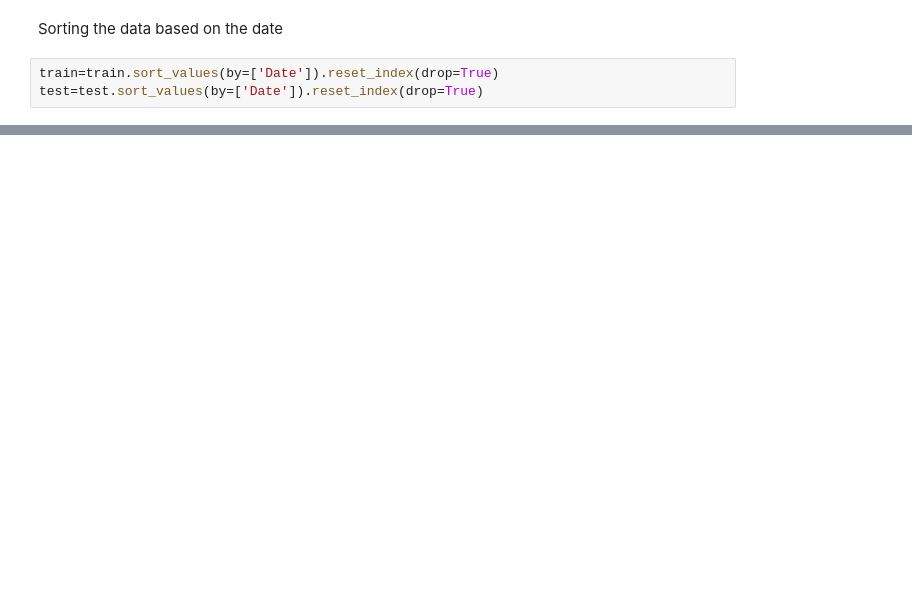
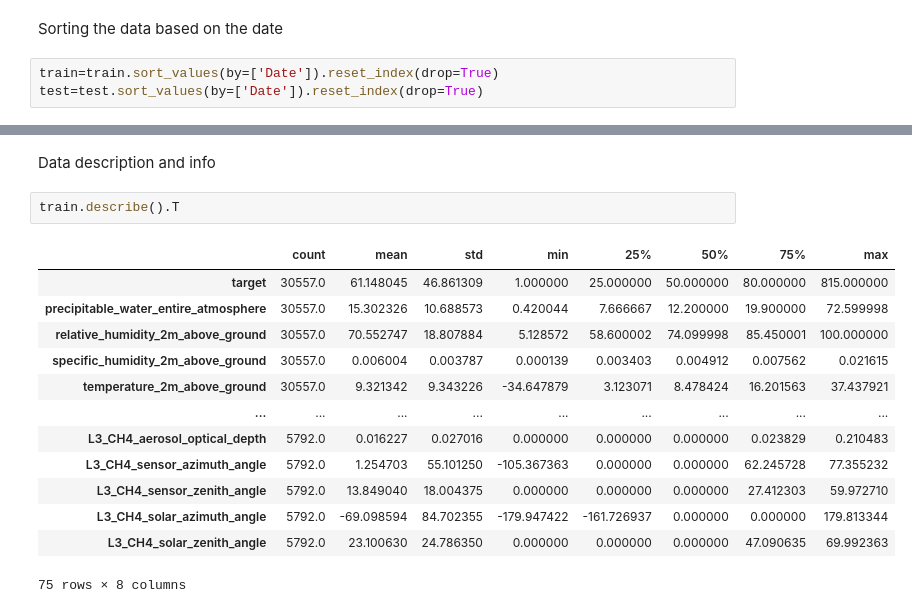
Before and after one commit to Njaramba-Riri/Air-Prediction-model, a Jupyter notebook: air_pred.ipynb, the cells around one changed output, grey strips where cells are left out. Cells and saved outputs as stored; diff of their text form; blank space fills up the shorter version.

```diff
--- a/air_pred.ipynb
+++ b/air_pred.ipynb
@@ -29,0 +74,18 @@ test=test.sort_values(by=['Date']).reset_index(drop=True)
+# %% [markdown]
+Data description and info
+# %%
+train.describe().T
+# %% [output]
+|  | count | mean | std | min | 25% | 50% | 75% | max |
+| target | 30557.0 | 61.148045 | 46.861309 | 1.000000 | 25.000000 | 50.000000 | 80.000000 | 815.000000 |
+| precipitable_water_entire_atmosphere | 30557.0 | 15.302326 | 10.688573 | 0.420044 | 7.666667 | 12.200000 | 19.900000 | 72.599998 |
+| relative_humidity_2m_above_ground | 30557.0 | 70.552747 | 18.807884 | 5.128572 | 58.600002 | 74.099998 | 85.450001 | 100.000000 |
+| specific_humidity_2m_above_ground | 30557.0 | 0.006004 | 0.003787 | 0.000139 | 0.003403 | 0.004912 | 0.007562 | 0.021615 |
+| temperature_2m_above_ground | 30557.0 | 9.321342 | 9.343226 | -34.647879 | 3.123071 | 8.478424 | 16.201563 | 37.437921 |
+| ... | ... | ... | ... | ... | ... | ... | ... | ... |
+| L3_CH4_aerosol_optical_depth | 5792.0 | 0.016227 | 0.027016 | 0.000000 | 0.000000 | 0.000000 | 0.023829 | 0.210483 |
+| L3_CH4_sensor_azimuth_angle | 5792.0 | 1.254703 | 55.101250 | -105.367363 | 0.000000 | 0.000000 | 62.245728 | 77.355232 |
+| L3_CH4_sensor_zenith_angle | 5792.0 | 13.849040 | 18.004375 | 0.000000 | 0.000000 | 0.000000 | 27.412303 | 59.972710 |
+| L3_CH4_solar_azimuth_angle | 5792.0 | -69.098594 | 84.702355 | -179.947422 | -161.726937 | 0.000000 | 0.000000 | 179.813344 |
+| L3_CH4_solar_zenith_angle | 5792.0 | 23.100630 | 24.786350 | 0.000000 | 0.000000 | 0.000000 | 47.090635 | 69.992363 |
+75 rows × 8 columns
```
Also changed, not shown: parts of 30 cells of this notebook.
